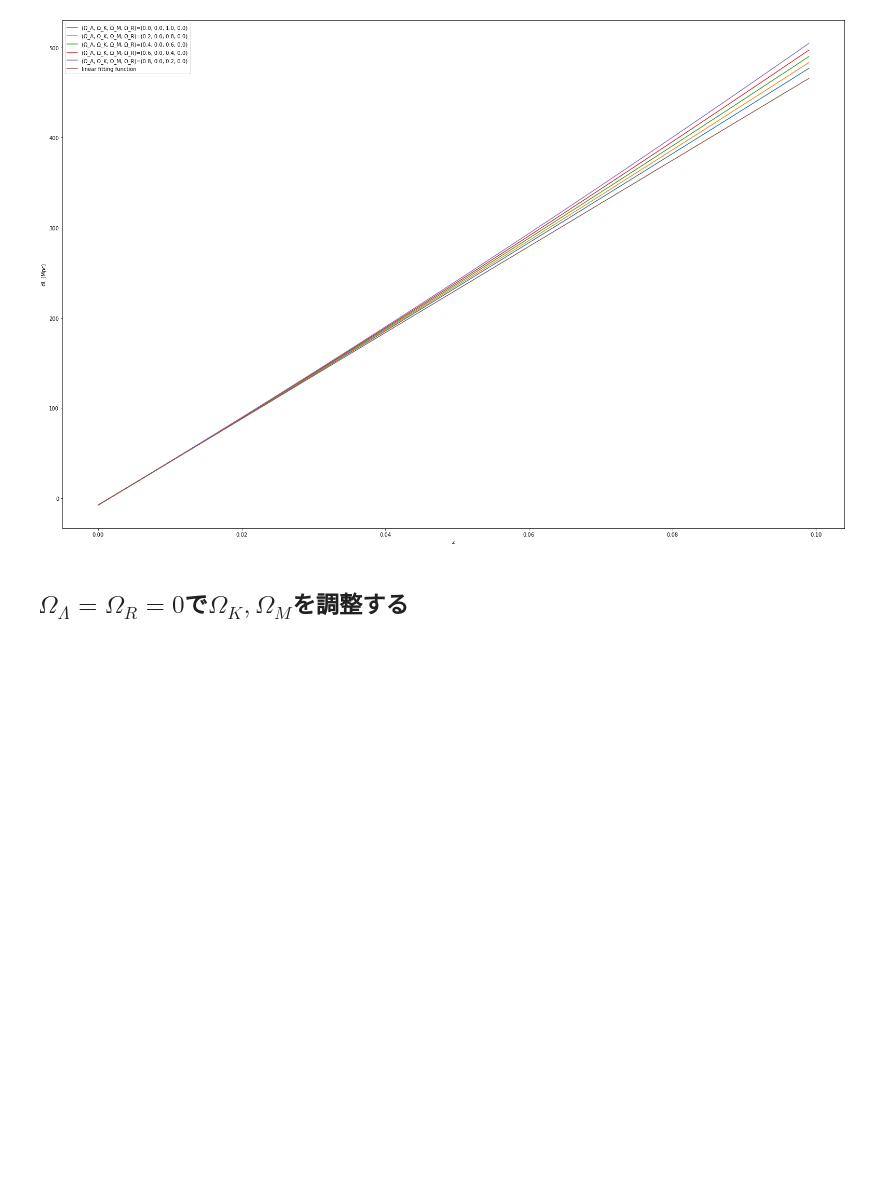
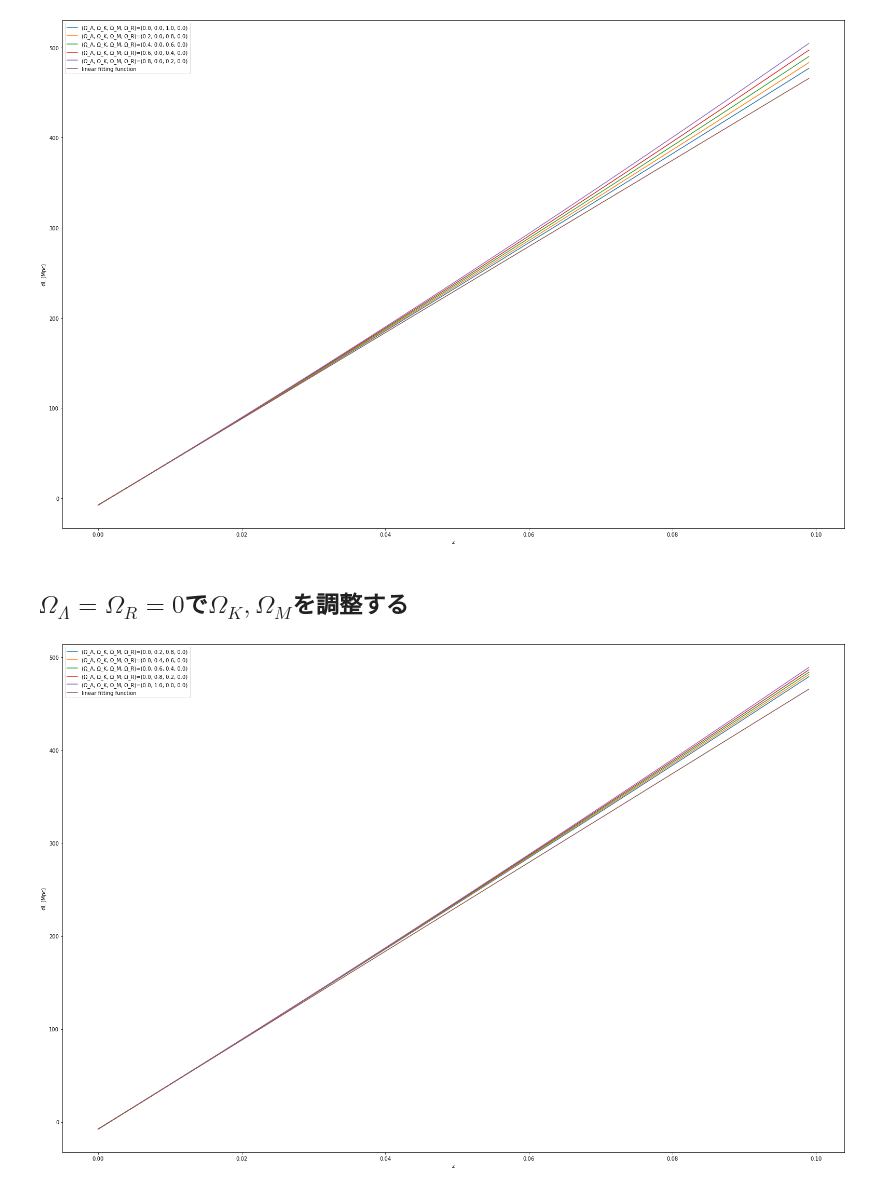
Before and after one commit to serowsuzuki/2021semi, a Jupyter notebook: fittng.ipynb, the cells around one changed output. Cells and saved outputs as stored; diff of their text form; code cells hidden in the pictures; blank space fills up the shorter version.

Commit message:
improve fitting.ipy

```diff
--- a/fittng.ipynb
+++ b/fittng.ipynb
@@ -210,3 +210,42 @@ plt.show()
 [figure]
 # %% [markdown]
 ## $\Omega_\Lambda=\Omega_R=0$で$\Omega_K,\Omega_M$を調整する
+# %%
+del a, b, c, d
+
+# 非積分関数
+def func(x, a, b, c, d):
+    return 1/(x**2*np.sqrt(a+b*x**(-2)+c*x**(-3)+d*x**(-4)))
+
+# \Omega_K=0の特別な場合の初期値
+a, b, c, d = 0, 0, 1, 0
+
+
+
+for n in range(0,5):
+    b += 0.2
+    c -= 0.2
+    z =[]
+    dl = []
+    for i in range(0,100):
+        x = i*0.001
+        v, err = quad(func,1/(1+x),1,args=(a,b,c,d))
+        z.append(x)
+        dl.append((1+x)/b*a_linear*np.sinh(b*v)+b_linear)
+    plt.plot(z,dl,label="(Ω_Λ, Ω_K, Ω_M, Ω_R)=({:.1f}, {:.1f}, {:.1f}, {:.1f})".format(a,b,c,d))
+    del z,dl
+
+x_linear = []
+y_linear =[]
+for i in range(0,100):
+    x = i*0.001
+    x_linear.append(x)
+    y_linear.append(a_linear*x+b_linear)
+plt.plot(x_linear,y_linear,label="linear fitting function")
+
+plt.ylabel("dL (Mpc)")
+plt.xlabel("z")
+plt.legend()
+plt.show()
+# %% [output]
+[figure, added]
```
Also changed, not shown: parts of 1 cell of this notebook.
